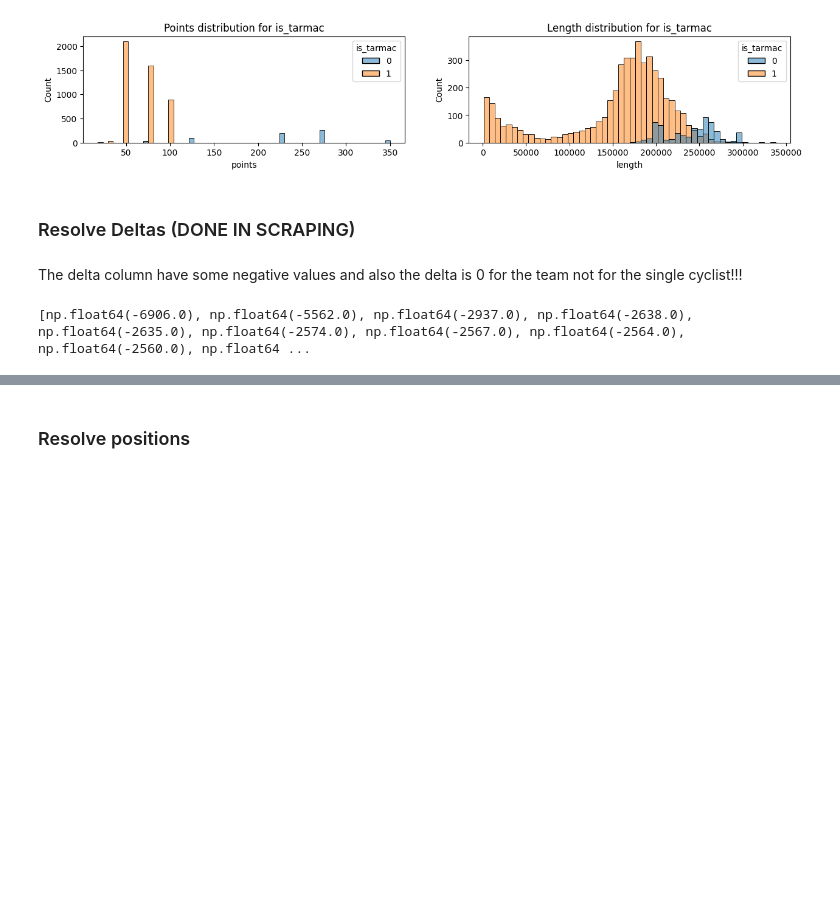
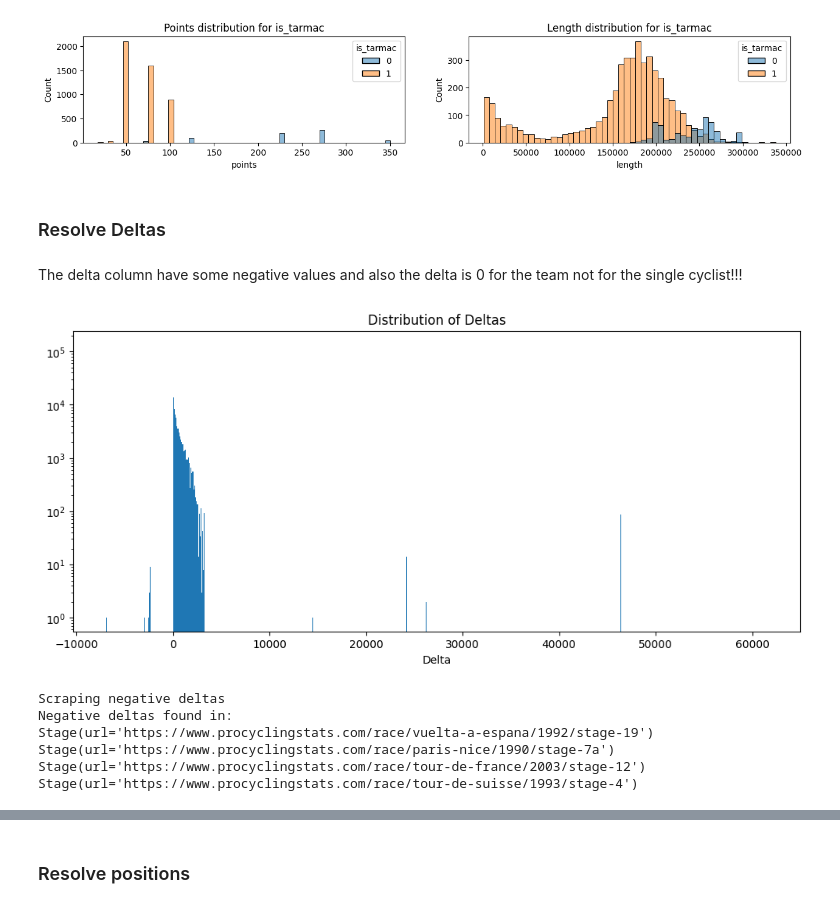
Before and after one commit to DiVitoTommaso/Cyclists-Races_Data-Mining, a Jupyter notebook: Data Mining.ipynb, the cells around one changed output, grey strips where cells are left out. Cells and saved outputs as stored; diff of their text form; code cells hidden in the pictures; blank space fills up the shorter version.

```diff
--- a/Data Mining.ipynb
+++ b/Data Mining.ipynb
@@ -363,14 +476,32 @@ plt.show()
 # %% [output]
 [figure]
 [figure]
+# %%
+# remove is_tarmac column
+stages_df.drop(columns=["is_tarmac"], inplace=True)
+races_df.drop(columns=["is_tarmac"], inplace=True)
 # %% [markdown]
-### Resolve Deltas (DONE IN SCRAPING)
+### Resolve Deltas
 # %% [markdown]
 The delta column have some negative values and also the delta is 0 for the team not for the single cyclist!!!
-# %%
-# A column has inconsistent values. (Negative delta)
-print(sorted(races_df.delta.unique())[:100])
-# Replace negative values with nan
-races_df["delta"] = races_df["delta"].mask(races_df["delta"] < 0, np.nan)
-# %% [output]
-[np.float64(-6906.0), np.float64(-5562.0), np.float64(-2937.0), np.float64(-2638.0), np.float64(-2635.0), np.float64(-2574.0), np.float64(-2567.0), np.float64(-2564.0), np.float64(-2560.0), np.float64 ...
+# %%
+# plotting distribution of deltas
+plt.figure(figsize=(12, 5))
+plt.hist(races_df.delta, bins="auto")
+plt.yscale("log")
+plt.title("Distribution of Deltas")
+plt.xlabel("Delta")
+plt.show()
+# %% [output]
+[figure, added]
+# %%
+import scraping
+
+races_delta_scrape_df = scraping.scrape(races_df.copy())
+# %% [output]
+Scraping negative deltas
+Negative deltas found in:
+Stage(url='https://www.procyclingstats.com/race/vuelta-a-espana/1992/stage-19')
+Stage(url='https://www.procyclingstats.com/race/paris-nice/1990/stage-7a')
+Stage(url='https://www.procyclingstats.com/race/tour-de-france/2003/stage-12')
+Stage(url='https://www.procyclingstats.com/race/tour-de-suisse/1993/stage-4')
```
Also changed, not shown: parts of 69 cells of this notebook, 3 other files.
